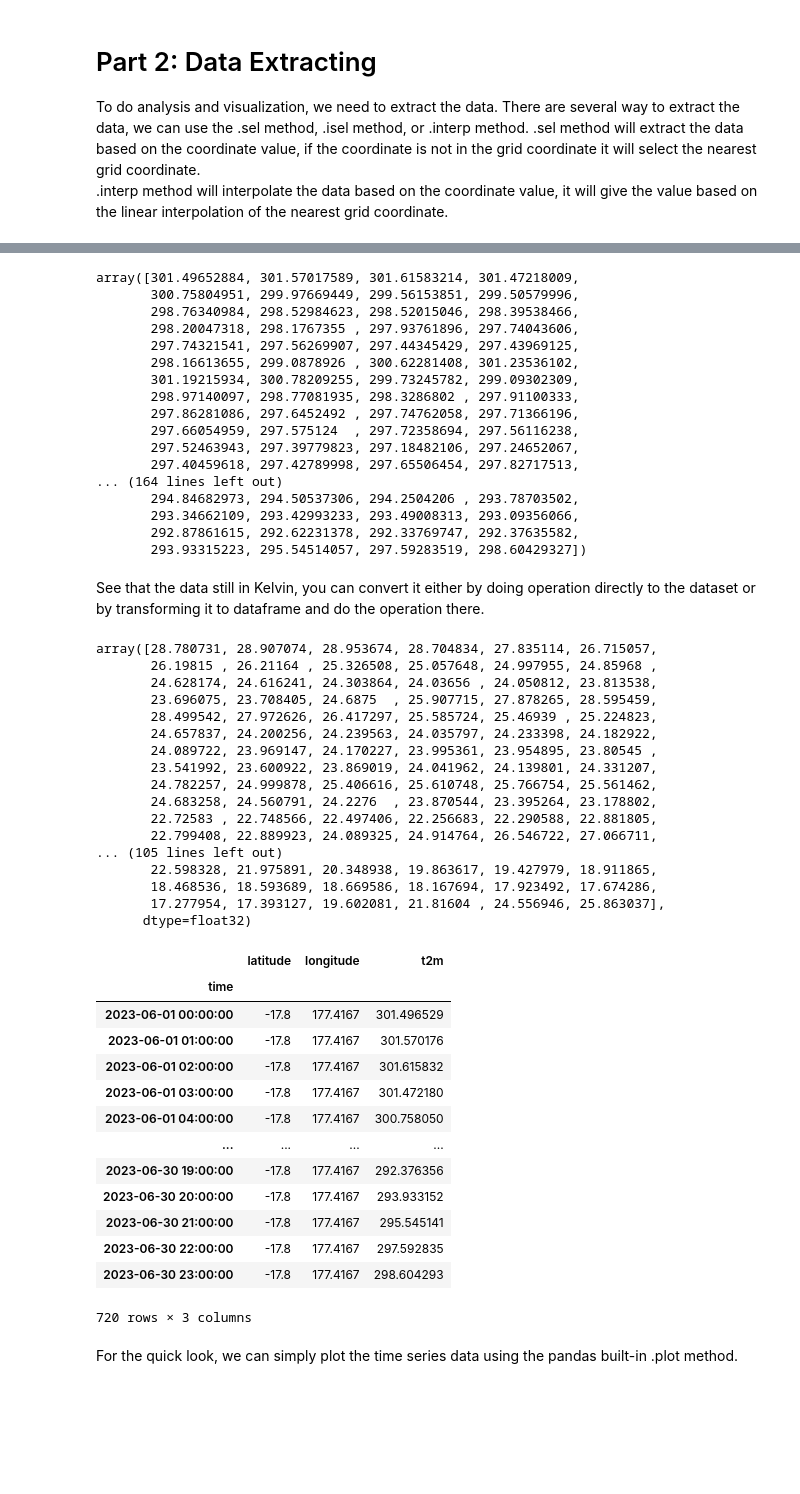
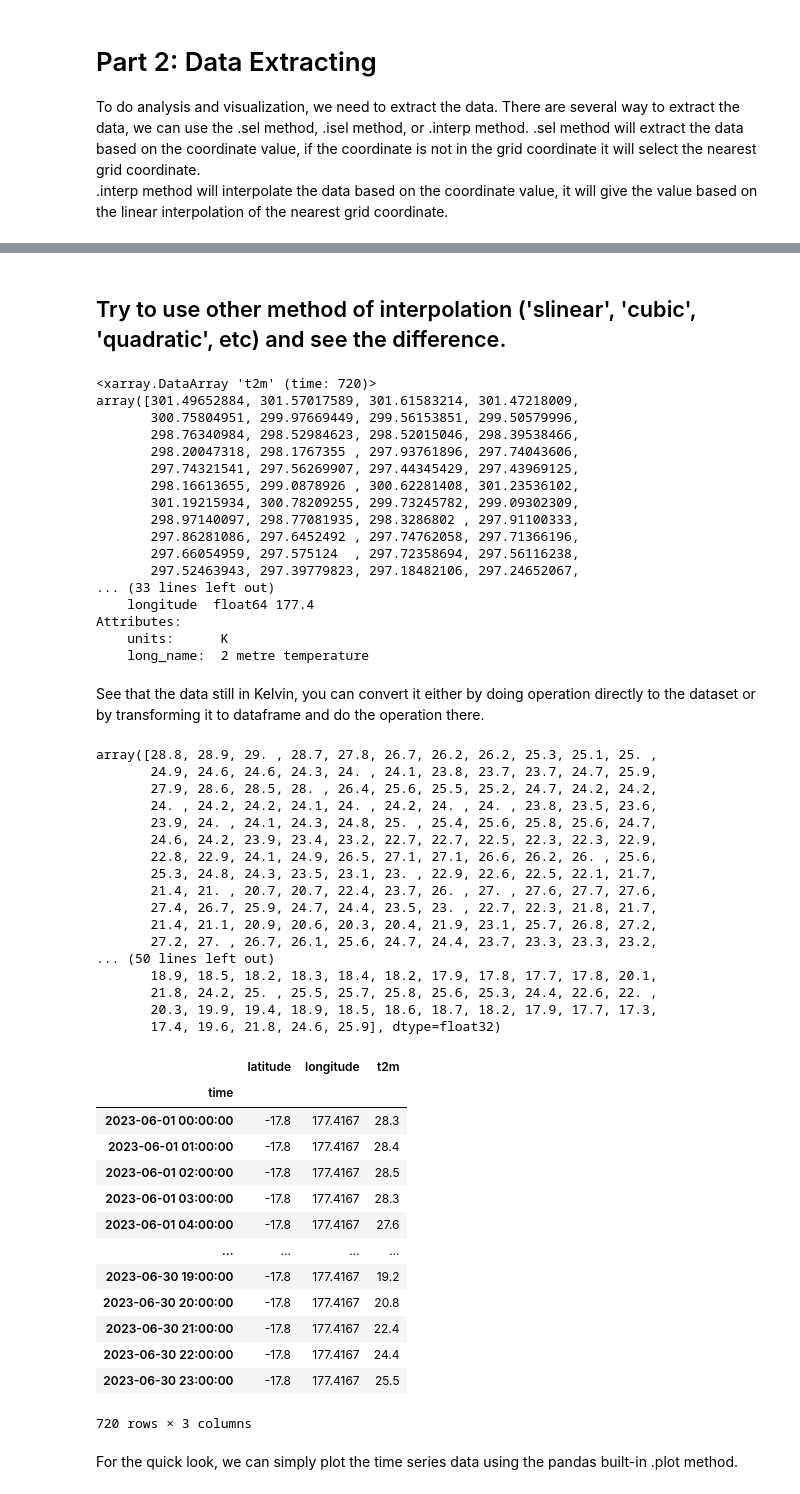
Before and after one commit to achmadrifani/fiji-training-2024, a Jupyter notebook: notebooks/day_06/01_Intro_time_series.ipynb, the cells around one changed output, grey strips where cells are left out. Drawn from its saved outputs; the diff is of its cells as text; code cells hidden in the pictures; blank space fills up the shorter version.

```diff
--- a/notebooks/day_06/01_Intro_time_series.ipynb
+++ b/notebooks/day_06/01_Intro_time_series.ipynb
@@ -147,11 +133,17 @@ array([301.93073, 302.05707, 302.10367, 301.85483, 300.9851 , 299.86505,
        291.61853, 291.74368, 291.81958, 291.3177 , 291.0735 , 290.82428,
        290.42795, 290.54312, 292.75208, 294.96603, 297.70694, 299.01303],
       dtype=float32)
+# %% [markdown]
+## Try to use other method of interpolation ('slinear', 'cubic', 'quadratic', etc) and see the difference.
 # %%
 # extract data using .interp method
 temp_interp = ds['t2m'].interp(latitude=lat, longitude=lon, method='linear')
-temp_interp.values
+temp_slinear = ds['t2m'].interp(latitude=lat, longitude=lon, method='slinear')
+temp_cubic = ds['t2m'].interp(latitude=lat, longitude=lon, method='cubic')
+temp_quadratic = ds['t2m'].interp(latitude=lat, longitude=lon, method='quadratic')
+temp_interp
 # %% [output]
+<xarray.DataArray 't2m' (time: 720)>
 array([301.49652884, 301.57017589, 301.61583214, 301.47218009,
        300.75804951, 299.97669449, 299.56153851, 299.50579996,
        298.76340984, 298.52984623, 298.52015046, 298.39538466,
@@ -163,55 +155,54 @@ array([301.49652884, 301.57017589, 301.61583214, 301.47218009,
        297.86281086, 297.6452492 , 297.74762058, 297.71366196,
        297.66054959, 297.575124  , 297.72358694, 297.56116238,
        297.52463943, 297.39779823, 297.18482106, 297.24652067,
-       297.40459618, 297.42789998, 297.65506454, 297.82717513,
-... (164 lines left out)
-       294.84682973, 294.50537306, 294.2504206 , 293.78703502,
-       293.34662109, 293.42993233, 293.49008313, 293.09356066,
-       292.87861615, 292.62231378, 292.33769747, 292.37635582,
-       293.93315223, 295.54514057, 297.59283519, 298.60429327])
+... (33 lines left out)
+    longitude  float64 177.4
+Attributes:
+    units:      K
+    long_name:  2 metre temperature
 # %% [markdown]
 See that the data still in Kelvin, you can convert it either by doing operation directly to the dataset or by transforming it to dataframe and do the operation there.<br>
 # %%
 # convert to celcius
-temp_sel_c = temp_sel - 273.15
-temp_interp_c = temp_interp - 273.15
+temp_sel_c = (temp_sel - 273.15).round(1)
+temp_interp_c = (temp_interp - 273.15).round(1)
 temp_sel_c.values
 # %% [output]
-array([28.780731, 28.907074, 28.953674, 28.704834, 27.835114, 26.715057,
-       26.19815 , 26.21164 , 25.326508, 25.057648, 24.997955, 24.85968 ,
-       24.628174, 24.616241, 24.303864, 24.03656 , 24.050812, 23.813538,
-       23.696075, 23.708405, 24.6875  , 25.907715, 27.878265, 28.595459,
-       28.499542, 27.972626, 26.417297, 25.585724, 25.46939 , 25.224823,
-       24.657837, 24.200256, 24.239563, 24.035797, 24.233398, 24.182922,
-       24.089722, 23.969147, 24.170227, 23.995361, 23.954895, 23.80545 ,
-       23.541992, 23.600922, 23.869019, 24.041962, 24.139801, 24.331207,
-       24.782257, 24.999878, 25.406616, 25.610748, 25.766754, 25.561462,
-       24.683258, 24.560791, 24.2276  , 23.870544, 23.395264, 23.178802,
-       22.72583 , 22.748566, 22.497406, 22.256683, 22.290588, 22.881805,
-       22.799408, 22.889923, 24.089325, 24.914764, 26.546722, 27.066711,
-... (105 lines left out)
-       22.598328, 21.975891, 20.348938, 19.863617, 19.427979, 18.911865,
-       18.468536, 18.593689, 18.669586, 18.167694, 17.923492, 17.674286,
-       17.277954, 17.393127, 19.602081, 21.81604 , 24.556946, 25.863037],
-      dtype=float32)
+array([28.8, 28.9, 29. , 28.7, 27.8, 26.7, 26.2, 26.2, 25.3, 25.1, 25. ,
+       24.9, 24.6, 24.6, 24.3, 24. , 24.1, 23.8, 23.7, 23.7, 24.7, 25.9,
+       27.9, 28.6, 28.5, 28. , 26.4, 25.6, 25.5, 25.2, 24.7, 24.2, 24.2,
+       24. , 24.2, 24.2, 24.1, 24. , 24.2, 24. , 24. , 23.8, 23.5, 23.6,
+       23.9, 24. , 24.1, 24.3, 24.8, 25. , 25.4, 25.6, 25.8, 25.6, 24.7,
+       24.6, 24.2, 23.9, 23.4, 23.2, 22.7, 22.7, 22.5, 22.3, 22.3, 22.9,
+       22.8, 22.9, 24.1, 24.9, 26.5, 27.1, 27.1, 26.6, 26.2, 26. , 25.6,
+       25.3, 24.8, 24.3, 23.5, 23.1, 23. , 22.9, 22.6, 22.5, 22.1, 21.7,
+       21.4, 21. , 20.7, 20.7, 22.4, 23.7, 26. , 27. , 27.6, 27.7, 27.6,
+       27.4, 26.7, 25.9, 24.7, 24.4, 23.5, 23. , 22.7, 22.3, 21.8, 21.7,
+       21.4, 21.1, 20.9, 20.6, 20.3, 20.4, 21.9, 23.1, 25.7, 26.8, 27.2,
+       27.2, 27. , 26.7, 26.1, 25.6, 24.7, 24.4, 23.7, 23.3, 23.3, 23.2,
+... (50 lines left out)
+       18.9, 18.5, 18.2, 18.3, 18.4, 18.2, 17.9, 17.8, 17.7, 17.8, 20.1,
+       21.8, 24.2, 25. , 25.5, 25.7, 25.8, 25.6, 25.3, 24.4, 22.6, 22. ,
+       20.3, 19.9, 19.4, 18.9, 18.5, 18.6, 18.7, 18.2, 17.9, 17.7, 17.3,
+       17.4, 19.6, 21.8, 24.6, 25.9], dtype=float32)
 # %%
 # transform to dataframe
-df = temp_interp.to_dataframe()
+df = temp_interp_c.to_dataframe()
 df
 # %% [output]
 |  | latitude | longitude | t2m |
 | time |  |  |  |
-| 2023-06-01 00:00:00 | -17.8 | 177.4167 | 301.496529 |
-| 2023-06-01 01:00:00 | -17.8 | 177.4167 | 301.570176 |
-| 2023-06-01 02:00:00 | -17.8 | 177.4167 | 301.615832 |
-| 2023-06-01 03:00:00 | -17.8 | 177.4167 | 301.472180 |
-| 2023-06-01 04:00:00 | -17.8 | 177.4167 | 300.758050 |
+| 2023-06-01 00:00:00 | -17.8 | 177.4167 | 28.3 |
+| 2023-06-01 01:00:00 | -17.8 | 177.4167 | 28.4 |
+| 2023-06-01 02:00:00 | -17.8 | 177.4167 | 28.5 |
+| 2023-06-01 03:00:00 | -17.8 | 177.4167 | 28.3 |
+| 2023-06-01 04:00:00 | -17.8 | 177.4167 | 27.6 |
 | ... | ... | ... | ... |
-| 2023-06-30 19:00:00 | -17.8 | 177.4167 | 292.376356 |
-| 2023-06-30 20:00:00 | -17.8 | 177.4167 | 293.933152 |
-| 2023-06-30 21:00:00 | -17.8 | 177.4167 | 295.545141 |
-| 2023-06-30 22:00:00 | -17.8 | 177.4167 | 297.592835 |
-| 2023-06-30 23:00:00 | -17.8 | 177.4167 | 298.604293 |
+| 2023-06-30 19:00:00 | -17.8 | 177.4167 | 19.2 |
+| 2023-06-30 20:00:00 | -17.8 | 177.4167 | 20.8 |
+| 2023-06-30 21:00:00 | -17.8 | 177.4167 | 22.4 |
+| 2023-06-30 22:00:00 | -17.8 | 177.4167 | 24.4 |
+| 2023-06-30 23:00:00 | -17.8 | 177.4167 | 25.5 |
 720 rows × 3 columns
 # %%
 # save to csv for later use
```
Also changed, not shown: parts of 12 cells of this notebook, 8 other files.
